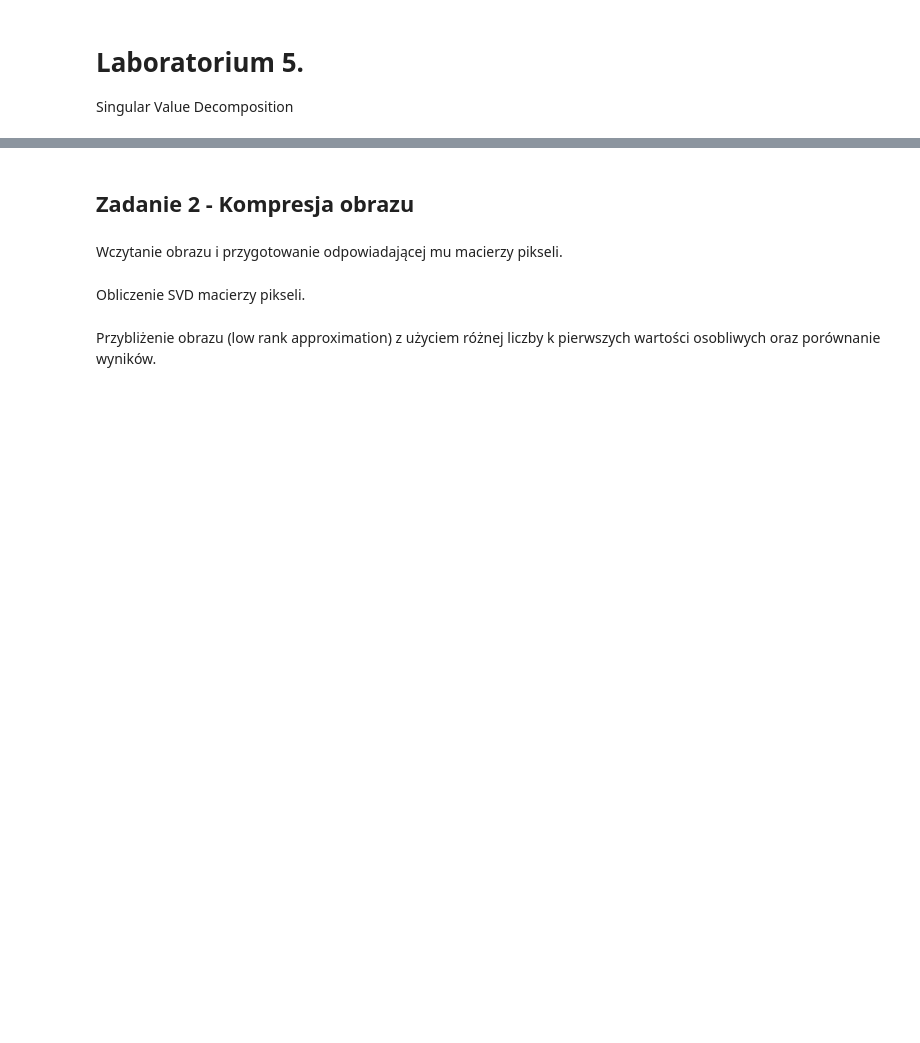
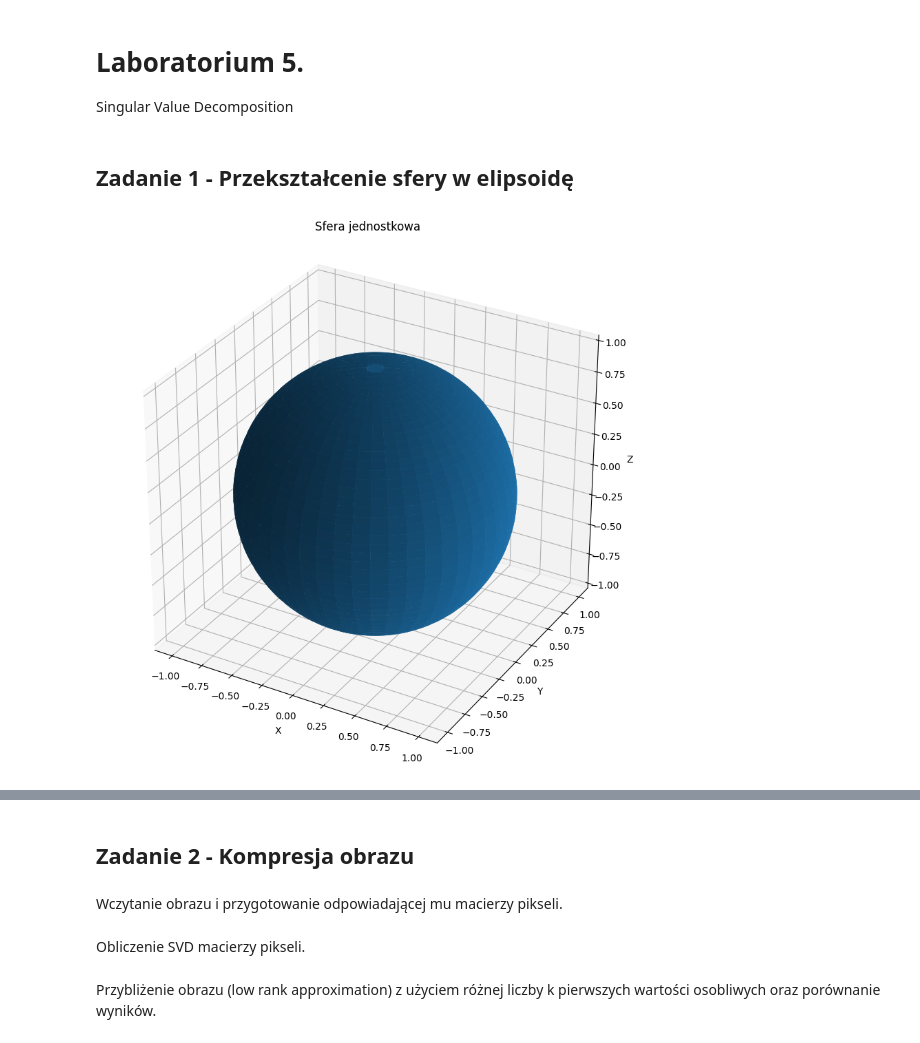
Before and after one commit to eszlamczyk/MOwNiT-Czech-lab-2024, a Jupyter notebook: lab05 - Singular Value Decomposition/lab5.ipynb, the cells around one changed output, grey strips where cells are left out. Cells and saved outputs as stored; diff of their text form; code cells hidden in the pictures; blank space fills up the shorter version.

```diff
--- a/lab05 - Singular Value Decomposition/lab5.ipynb
+++ b/lab05 - Singular Value Decomposition/lab5.ipynb
@@ -3,0 +8,26 @@ Singular Value Decomposition
+# %% [markdown]
+## Zadanie 1 - Przekształcenie sfery w elipsoidę
+# %%
+s = np.linspace(0, 2 * np.pi, 100)
+t = np.linspace(0, np.pi, 100)
+S, T = np.meshgrid(s, t)
+
+X = np.cos(S) * np.sin(T)
+Y = np.sin(S) * np.sin(T)
+Z = np.cos(T)
+
+fig = plt.figure(figsize=(10, 10))
+ax = fig.add_subplot(projection='3d')
+
+ax.plot_surface(X, Y, Z)
+
+ax.set_title("Sfera jednostkowa")
+ax.set_xlabel("X")
+ax.set_ylabel("Y")
+ax.set_zlabel("Z")
+
+ax.set_aspect('equal')
+
+plt.show()
+# %% [output]
+[figure, added]
```
Also changed, not shown: parts of 3 cells of this notebook.
